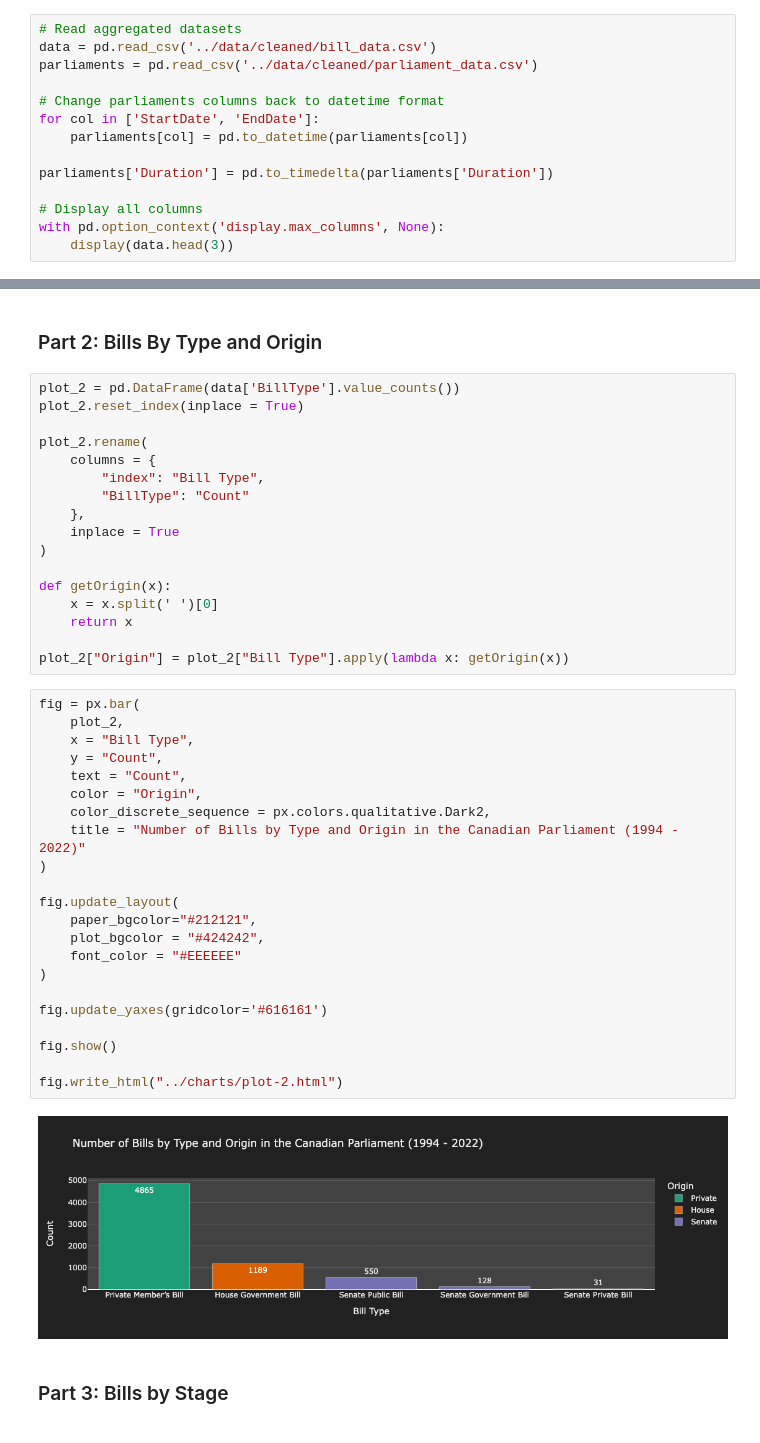
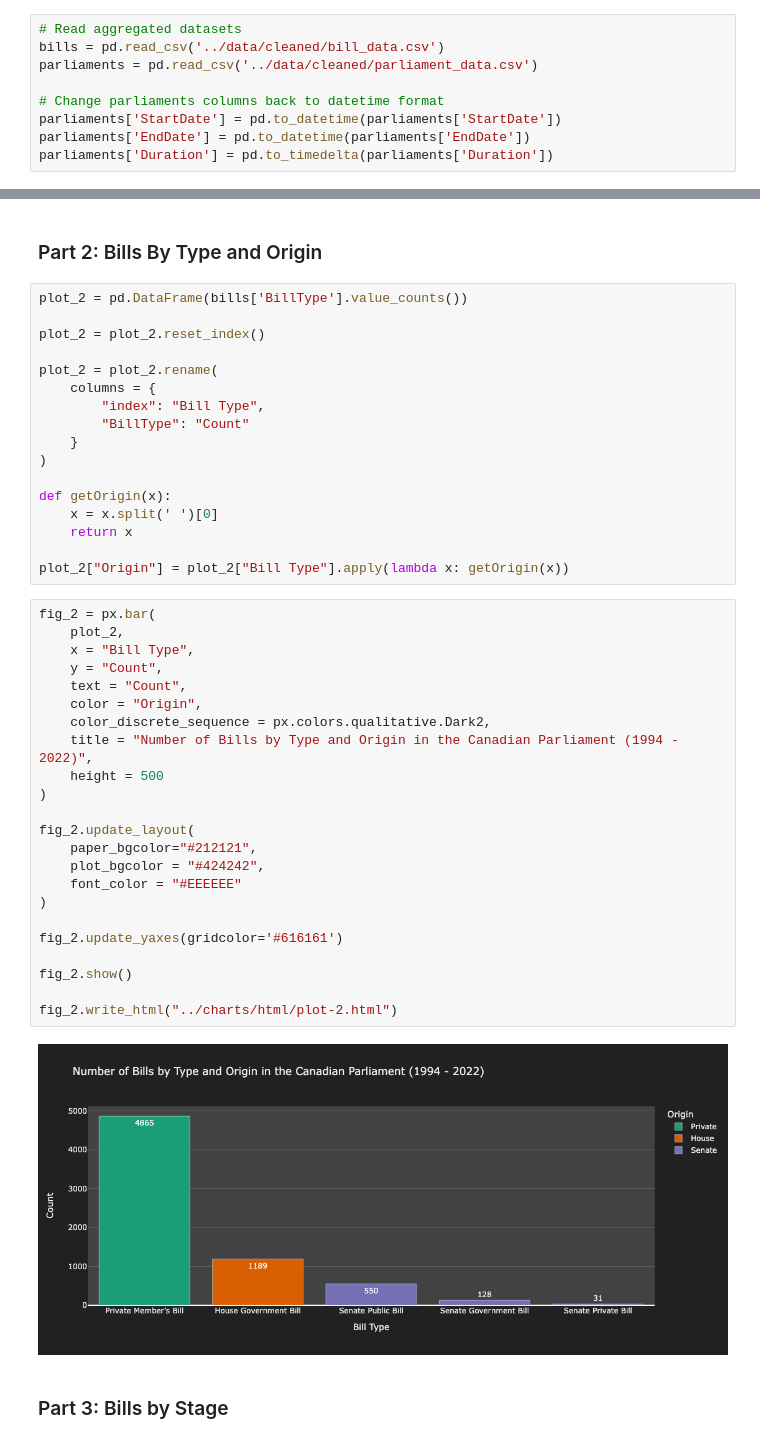
Before and after one commit to rileywheadon/canadian-legislation-visualisation, a Jupyter notebook: notebooks/04-visualisation.ipynb, the cells around one changed output, grey strips where cells are left out. Drawn from its saved outputs; the diff is of its cells as text.

```diff
--- a/notebooks/04-visualisation.ipynb
+++ b/notebooks/04-visualisation.ipynb
@@ -23,14 +8,9 @@ party_colors = {
 # %%
 # Read aggregated datasets
-data = pd.read_csv('../data/cleaned/bill_data.csv')
+bills = pd.read_csv('../data/cleaned/bill_data.csv')
 parliaments = pd.read_csv('../data/cleaned/parliament_data.csv')
 
 # Change parliaments columns back to datetime format
-for col in ['StartDate', 'EndDate']:
-    parliaments[col] = pd.to_datetime(parliaments[col])
-
+parliaments['StartDate'] = pd.to_datetime(parliaments['StartDate'])
+parliaments['EndDate'] = pd.to_datetime(parliaments['EndDate'])
 parliaments['Duration'] = pd.to_timedelta(parliaments['Duration'])
-
-# Display all columns
-with pd.option_context('display.max_columns', None):
-    display(data.head(3))
@@ -194,15 +185,15 @@ fig.write_html("../charts/plot-1-2.html")
 # %% [markdown]
 ### Part 2: Bills By Type and Origin
 # %%
-plot_2 = pd.DataFrame(data['BillType'].value_counts())
-plot_2.reset_index(inplace = True)
+plot_2 = pd.DataFrame(bills['BillType'].value_counts())
 
-plot_2.rename(
+plot_2 = plot_2.reset_index()
+
+plot_2 = plot_2.rename(
     columns = {
         "index": "Bill Type",
         "BillType": "Count"
-    },
-    inplace = True
+    }
 )
 
 def getOrigin(x):
@@ -211,28 +202,29 @@ def getOrigin(x):
 
 plot_2["Origin"] = plot_2["Bill Type"].apply(lambda x: getOrigin(x))
 # %%
-fig = px.bar(
+fig_2 = px.bar(
     plot_2,
     x = "Bill Type",
     y = "Count",
     text = "Count",
     color = "Origin",
     color_discrete_sequence = px.colors.qualitative.Dark2,
-    title = "Number of Bills by Type and Origin in the Canadian Parliament (1994 - 2022)"
+    title = "Number of Bills by Type and Origin in the Canadian Parliament (1994 - 2022)",
+    height = 500
 )
 
-fig.update_layout(
+fig_2.update_layout(
     paper_bgcolor="#212121",
     plot_bgcolor = "#424242",
     font_color = "#EEEEEE"
 )
 
-fig.update_yaxes(gridcolor='#616161')
+fig_2.update_yaxes(gridcolor='#616161')
 
-fig.show()
+fig_2.show()
 
-fig.write_html("../charts/plot-2.html")
+fig_2.write_html("../charts/html/plot-2.html")
 # %% [output]
-[figure, old version]
+[figure, new version]
 # %% [markdown]
 ### Part 3: Bills by Stage
```
Also changed, not shown: parts of 33 cells of this notebook, 17 other files.
